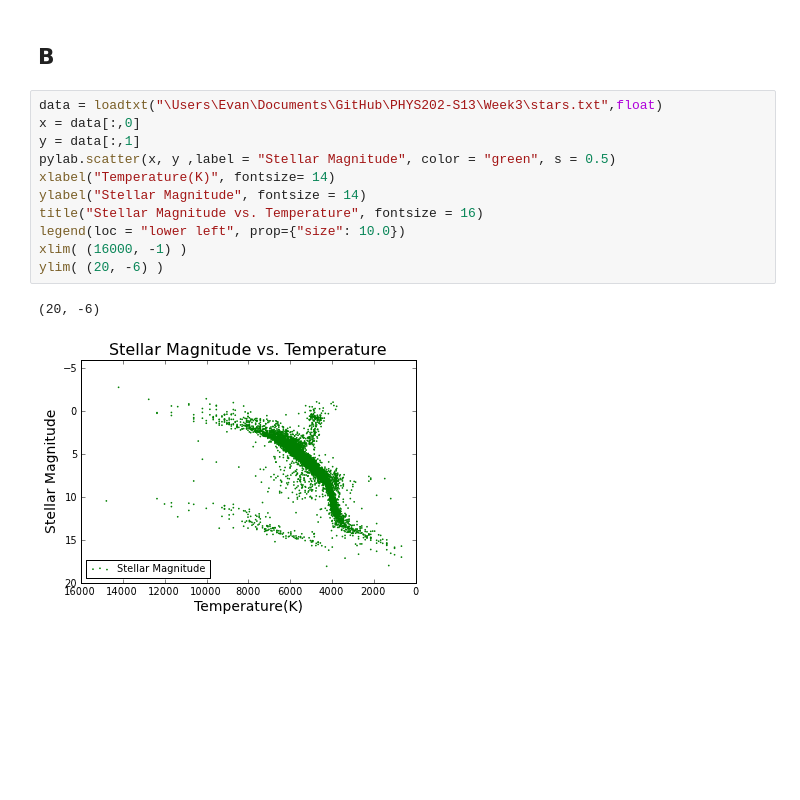
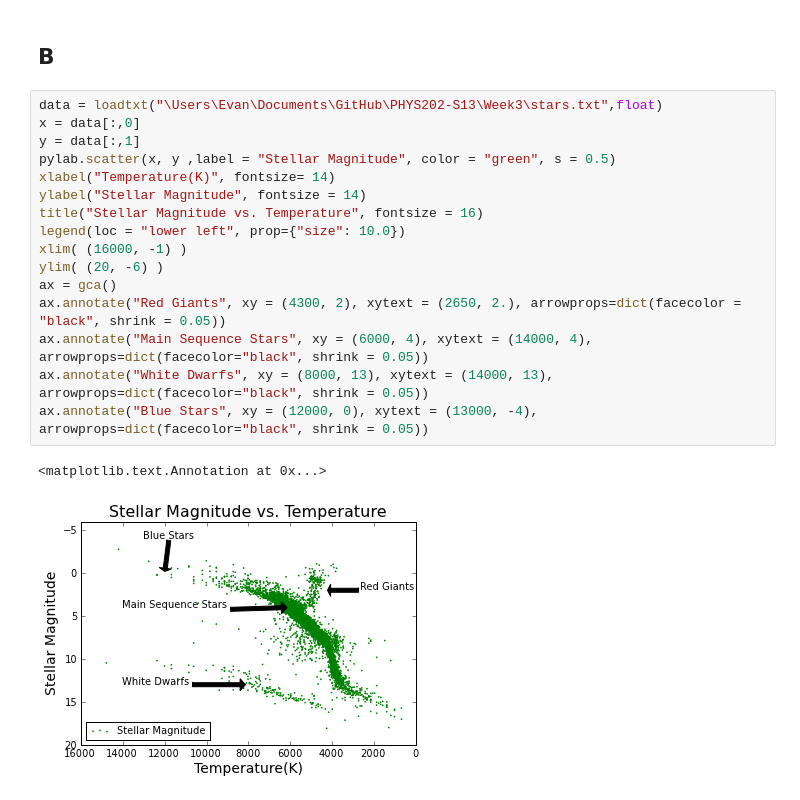
Before and after one commit to ewjohnst/PHYS202-S13, a Jupyter notebook: Week3/GraphicsEx2.ipynb, the cells around one changed output. Cells and saved outputs as stored; diff of their text form; blank space fills up the shorter version.

Commit message:
Annotated 4.c

```diff
--- a/Week3/GraphicsEx2.ipynb
+++ b/Week3/GraphicsEx2.ipynb
@@ -159,17 +159,22 @@ B
 # %%
 data = loadtxt("\Users\Evan\Documents\GitHub\PHYS202-S13\Week3\stars.txt",float)
 x = data[:,0]
 y = data[:,1]
 pylab.scatter(x, y ,label = "Stellar Magnitude", color = "green", s = 0.5)
 xlabel("Temperature(K)", fontsize= 14)
 ylabel("Stellar Magnitude", fontsize = 14)
 title("Stellar Magnitude vs. Temperature", fontsize = 16)
 legend(loc = "lower left", prop={"size": 10.0})
 xlim( (16000, -1) )
 ylim( (20, -6) )
+ax = gca()
+ax.annotate("Red Giants", xy = (4300, 2), xytext = (2650, 2.), arrowprops=dict(facecolor = "black", shrink = 0.05))
+ax.annotate("Main Sequence Stars", xy = (6000, 4), xytext = (14000, 4), arrowprops=dict(facecolor="black", shrink = 0.05))
+ax.annotate("White Dwarfs", xy = (8000, 13), xytext = (14000, 13), arrowprops=dict(facecolor="black", shrink = 0.05))
+ax.annotate("Blue Stars", xy = (12000, 0), xytext = (13000, -4), arrowprops=dict(facecolor="black", shrink = 0.05))
 # %% [output]
-(20, -6)
+<matplotlib.text.Annotation at 0x...>
-[figure, old version]
+[figure, new version]
 # %%
  pylab.scatter(
 # %% [output]
```
Also changed, not shown: parts of 3 cells of this notebook, 1 other file.
